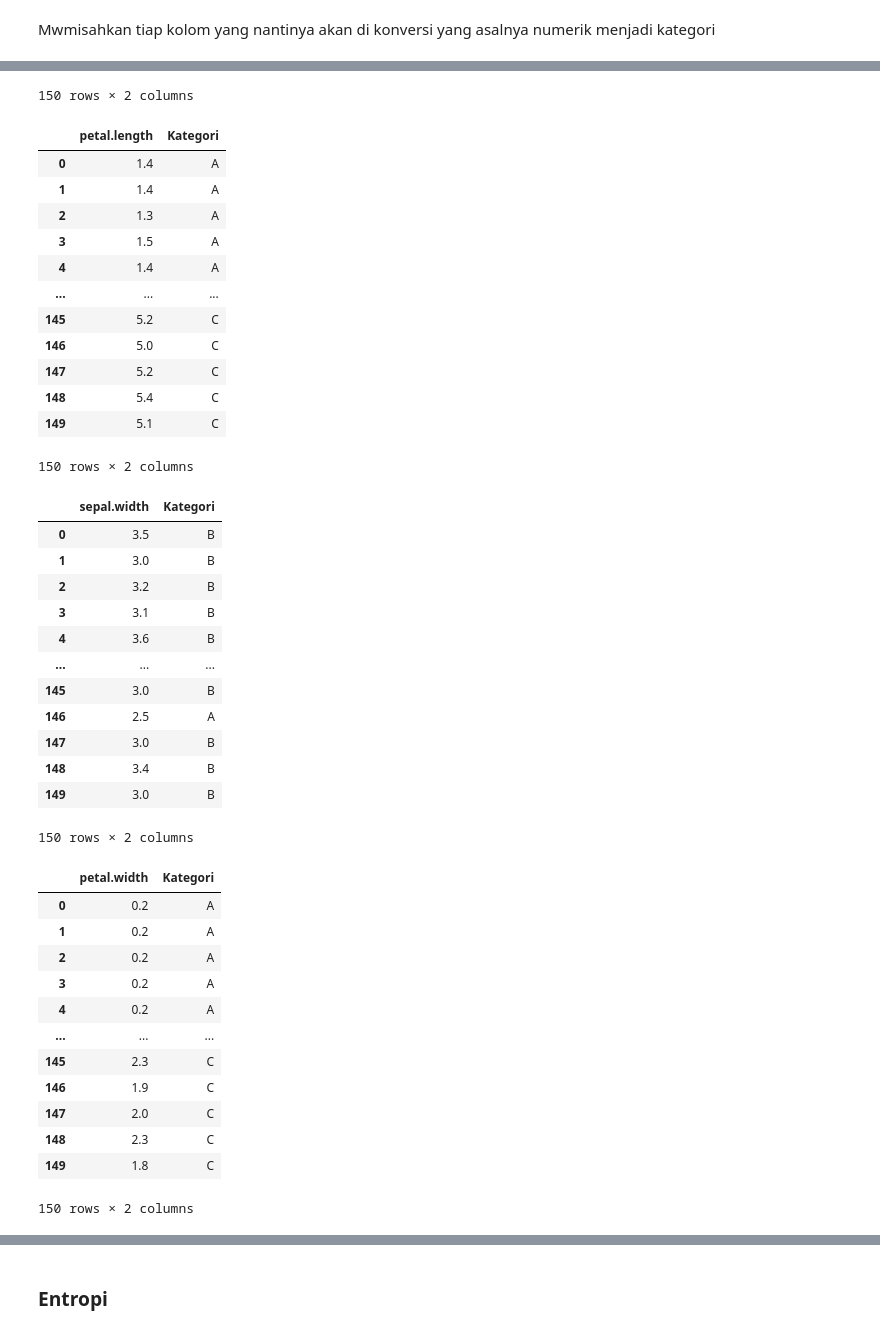
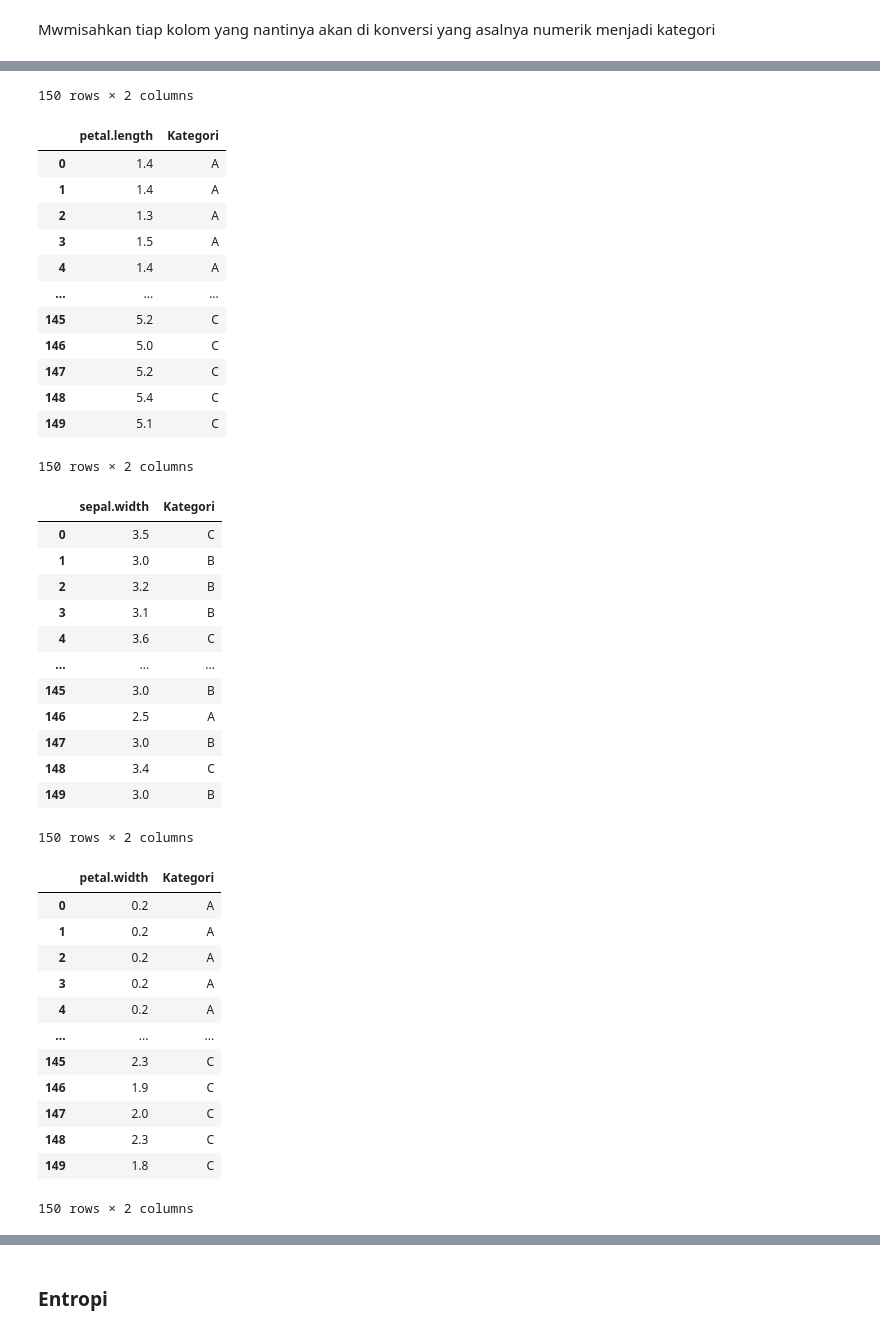
Before and after one commit to a-rosyihuddin/datamining, a Jupyter notebook: _sources/Deskritisasi.ipynb, the cells around one changed output, grey strips where cells are left out. Drawn from its saved outputs; the diff is of its cells as text; code cells hidden in the pictures.

```diff
--- a/_sources/Deskritisasi.ipynb
+++ b/_sources/Deskritisasi.ipynb
@@ -142,10 +142,10 @@ pl_equalFrequency = dataset[["petal.length"]]
 sw_equalFrequency = dataset[["sepal.width"]]
 pw_equalFrequency = dataset[["petal.width"]]
 # %%
-sl_equalFrequency["Kategori"] = pd.cut(dataset["sepal.length"],3, labels = ['A','B','C'])
-pl_equalFrequency['Kategori'] = pd.cut(dataset["petal.length"],3, labels = ['A', 'B','C'])
-sw_equalFrequency['Kategori'] = pd.cut(dataset["sepal.width"],3, labels = ['A', 'B','C'])
-pw_equalFrequency['Kategori'] = pd.cut(dataset["petal.width"],3, labels = ['A', 'B','C'])
+sl_equalFrequency["Kategori"] = pd.qcut(dataset["sepal.length"],3, labels = ['A','B','C'])
+pl_equalFrequency['Kategori'] = pd.qcut(dataset["petal.length"],3, labels = ['A', 'B','C'])
+sw_equalFrequency['Kategori'] = pd.qcut(dataset["sepal.width"],3, labels = ['A', 'B','C'])
+pw_equalFrequency['Kategori'] = pd.qcut(dataset["petal.width"],3, labels = ['A', 'B','C'])
 display(sl_equalFrequency)
 display(pl_equalFrequency)
 display(sw_equalFrequency)
@@ -164,30 +164,30 @@ display(pw_equalFrequency)
 | 148 | 6.2 | B |
 | 149 | 5.9 | B |
 150 rows × 2 columns
 |  | petal.length | Kategori |
 | 0 | 1.4 | A |
 | 1 | 1.4 | A |
 | 2 | 1.3 | A |
 | 3 | 1.5 | A |
 | 4 | 1.4 | A |
 | ... | ... | ... |
 | 145 | 5.2 | C |
 | 146 | 5.0 | C |
 | 147 | 5.2 | C |
 | 148 | 5.4 | C |
 | 149 | 5.1 | C |
 150 rows × 2 columns
 |  | sepal.width | Kategori |
-| 0 | 3.5 | B |
+| 0 | 3.5 | C |
 | 1 | 3.0 | B |
 | 2 | 3.2 | B |
 | 3 | 3.1 | B |
-| 4 | 3.6 | B |
+| 4 | 3.6 | C |
 | ... | ... | ... |
 | 145 | 3.0 | B |
 | 146 | 2.5 | A |
 | 147 | 3.0 | B |
-| 148 | 3.4 | B |
+| 148 | 3.4 | C |
 | 149 | 3.0 | B |
 150 rows × 2 columns
 |  | petal.width | Kategori |
```
Also changed, not shown: parts of 2 cells of this notebook, 2 other files.
